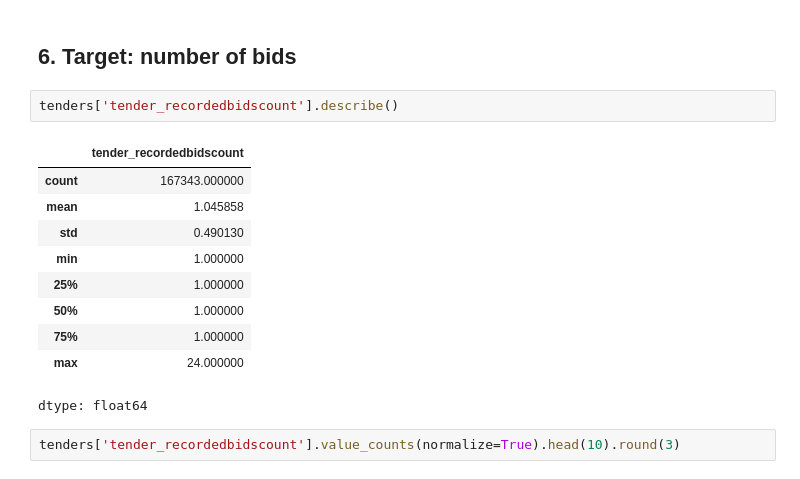
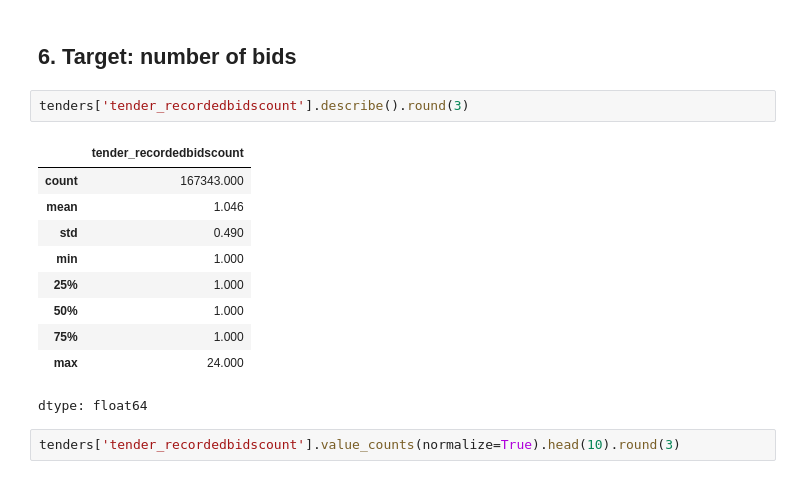
Before and after one commit to pavlek358/dsb_capstone, a Jupyter notebook: croatia_procurement_eda.ipynb, the cells around one changed output. Drawn from its saved outputs; the diff is of its cells as text.

```diff
--- a/croatia_procurement_eda.ipynb
+++ b/croatia_procurement_eda.ipynb
@@ -98,17 +176,17 @@ bid rows: 257461 | tenders: 167343
 # %% [markdown]
 ## 6. Target: number of bids
 # %%
-tenders['tender_recordedbidscount'].describe()
+tenders['tender_recordedbidscount'].describe().round(3)
 # %% [output]
 |  | tender_recordedbidscount |
-| count | 167343.000000 |
-| mean | 1.045858 |
-| std | 0.490130 |
-| min | 1.000000 |
-| 25% | 1.000000 |
-| 50% | 1.000000 |
-| 75% | 1.000000 |
-| max | 24.000000 |
+| count | 167343.000 |
+| mean | 1.046 |
+| std | 0.490 |
+| min | 1.000 |
+| 25% | 1.000 |
+| 50% | 1.000 |
+| 75% | 1.000 |
+| max | 24.000 |
 dtype: float64
 # %%
 tenders['tender_recordedbidscount'].value_counts(normalize=True).head(10).round(3)
```
Also changed, not shown: parts of 6 cells of this notebook.
